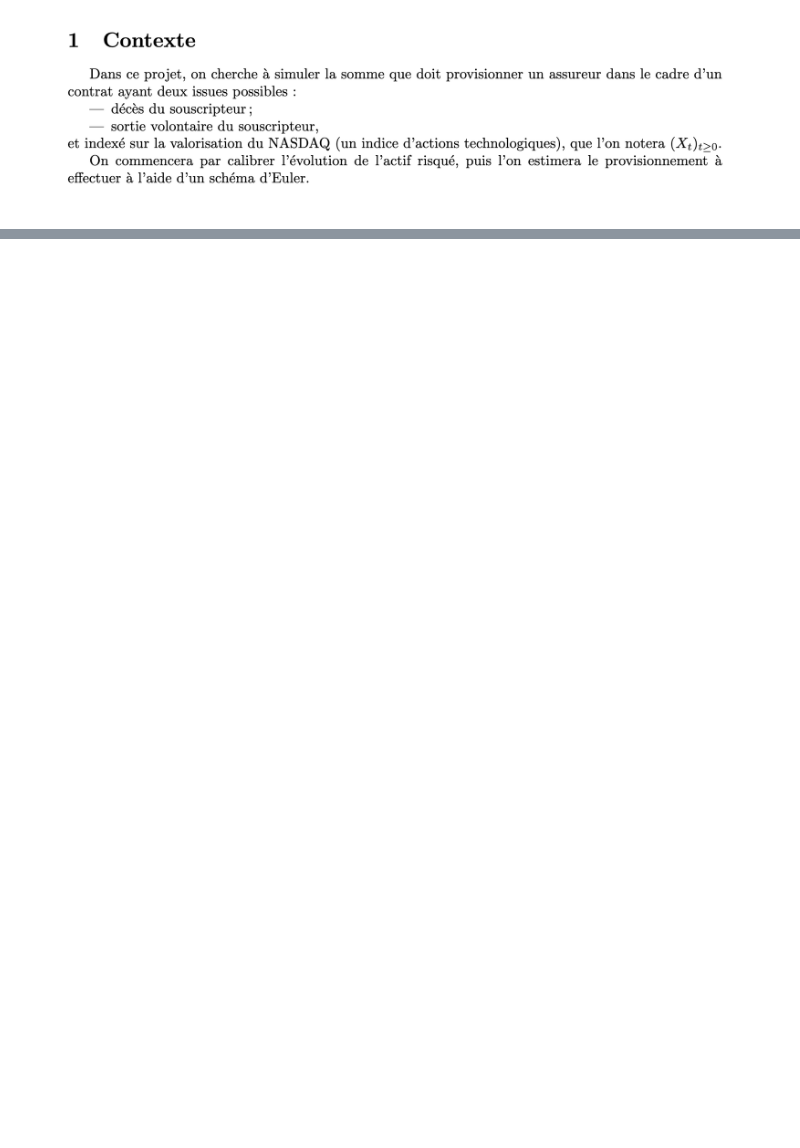
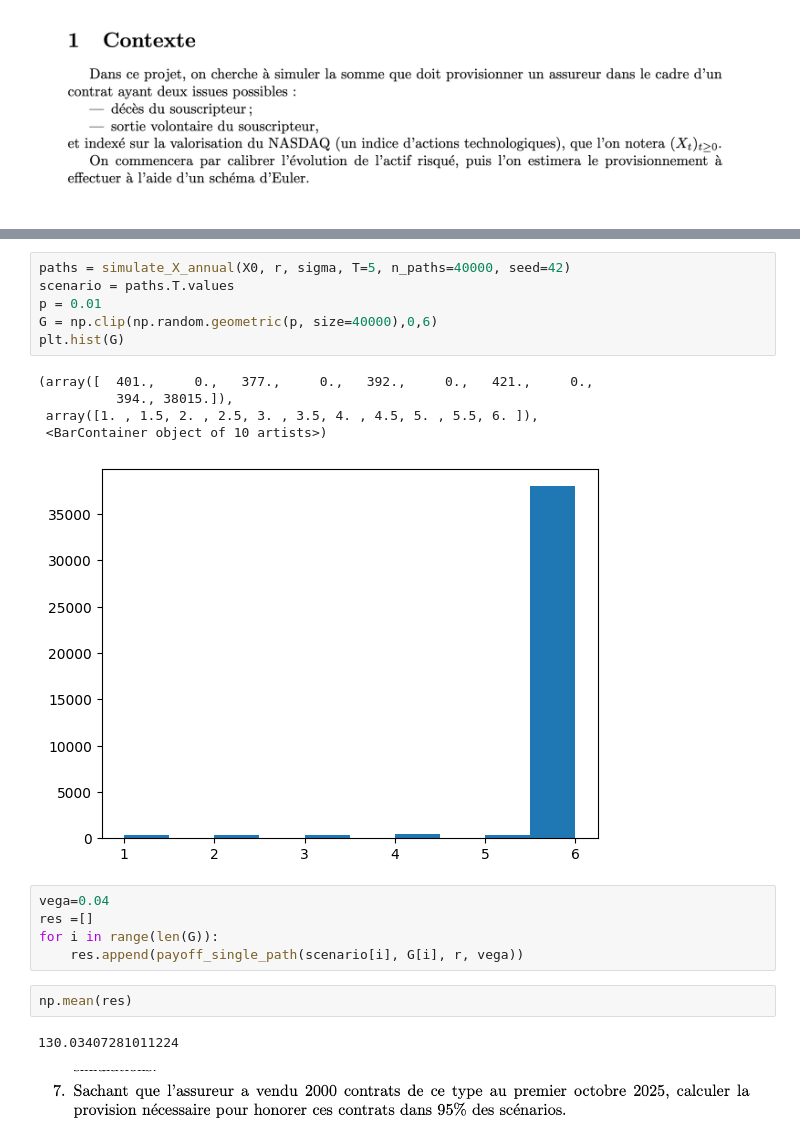
Before and after one commit to khanhtrinh2003/ISFA-Project, a Jupyter notebook: isfa_numerical_technique/hard3/isfa_tn6.ipynb, the cells around one changed output, grey strips where cells are left out. Cells and saved outputs as stored; diff of their text form; blank space fills up the shorter version.

```diff
--- a/isfa_numerical_technique/hard3/isfa_tn6.ipynb
+++ b/isfa_numerical_technique/hard3/isfa_tn6.ipynb
@@ -54,0 +167,23 @@ df_ixic.to_csv("../data/sujet6/ixic.csv")
+# %%
+paths = simulate_X_annual(X0, r, sigma, T=5, n_paths=40000, seed=42)
+scenario = paths.T.values
+p = 0.01
+G = np.clip(np.random.geometric(p, size=40000),0,6)
+plt.hist(G)
+# %% [output]
+(array([  401.,     0.,   377.,     0.,   392.,     0.,   421.,     0.,
+          394., 38015.]),
+ array([1. , 1.5, 2. , 2.5, 3. , 3.5, 4. , 4.5, 5. , 5.5, 6. ]),
+ <BarContainer object of 10 artists>)
+[figure, added]
+# %%
+vega=0.04
+res =[]
+for i in range(len(G)):
+    res.append(payoff_single_path(scenario[i], G[i], r, vega))
+# %%
+np.mean(res)
+# %% [output]
+130.03407281011224
+# %% [markdown]
+![image.png](attachment:image.png)
```
Also changed, not shown: parts of 32 cells of this notebook, 7 other files.
